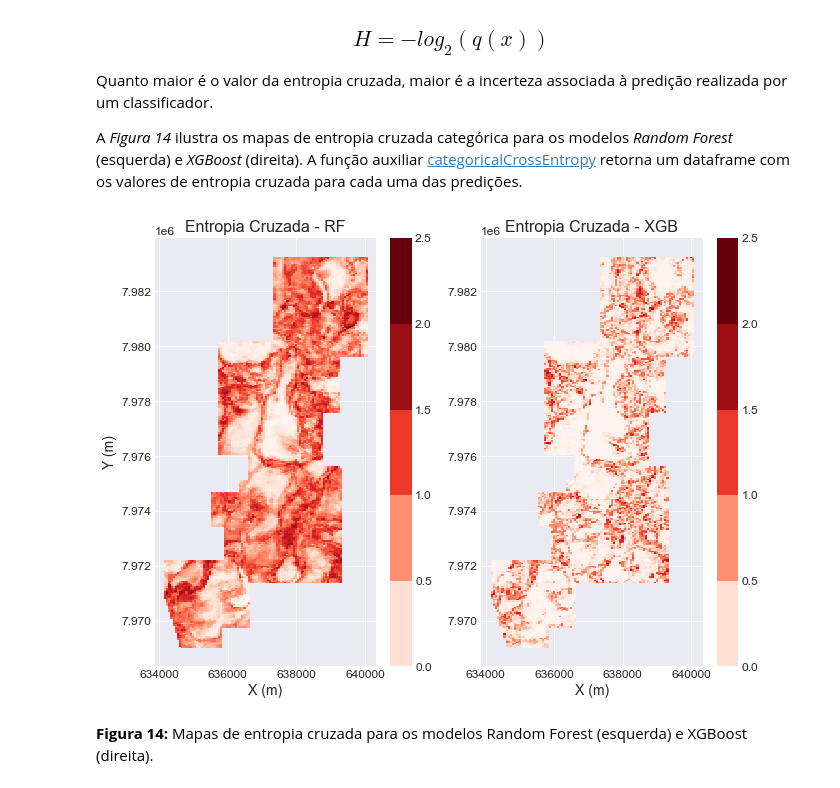
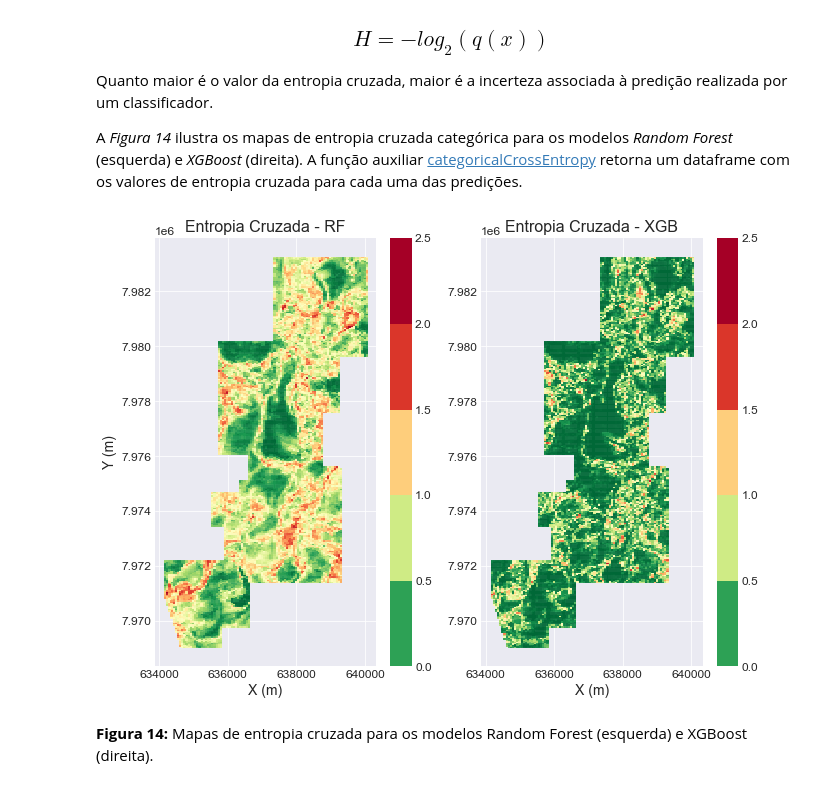
Before and after one commit to fnaghetini/Mapa-Preditivo, a Jupyter notebook: 2-predictive_litho_map.ipynb, the cells around one changed output. Saved outputs shown, nothing was run; the diff lists cells and outputs as text; code cells hidden in the pictures.

```diff
--- a/2-predictive_litho_map.ipynb
+++ b/2-predictive_litho_map.ipynb
@@ -1281,25 +1281,25 @@ H_xgb = categoricalCrossEntropy(pr_xgb_train, pr_xgb_test, dic_ŷ_train['XGB'],
 # %%
 fig, (ax1, ax2) = plt.subplots(nrows = 1, ncols = 2, figsize = (9.5, 7))
 
 # mapa de entropia cruzada (RF)
-rf_H_map = ax1.scatter(data = H_rf, x = 'X', y = 'Y', c = 'ENTROPY', cmap = 'Reds', s = sz, marker = mk)
+rf_H_map = ax1.scatter(data = H_rf, x = 'X', y = 'Y', c = 'ENTROPY', cmap = 'RdYlGn_r', s = sz, marker = mk)
 ax1.set_title('Entropia Cruzada - RF', size = fs_title)
 ax1.set_xlabel('X (m)', size = 14)
 ax1.set_ylabel('Y (m)', size = 14)
 fig.colorbar(rf_H_map, ax = ax1, boundaries = np.linspace(0.0,2.5,6))
 
 # mapa de entropia cruzada (XGB)
-xgb_H_map = ax2.scatter(data = H_xgb, x = 'X', y = 'Y', c = 'ENTROPY', cmap = 'Reds', s = sz, marker = mk)
+xgb_H_map = ax2.scatter(data = H_xgb, x = 'X', y = 'Y', c = 'ENTROPY', cmap = 'RdYlGn_r', s = sz, marker = mk)
 ax2.set_title('Entropia Cruzada - XGB', size = fs_title)
 ax2.set_xlabel('X (m)', size = 14)
 fig.colorbar(xgb_H_map, ax = ax2, boundaries = np.linspace(0.0,2.5,6))
 
 plt.tight_layout()
 
 # salva mapas
 plt.savefig("figures/notebook2/Figura_14.png", dpi = 300);
 # %% [output]
-[figure, old version]
+[figure, new version]
 # %% [markdown]
 <p>
     <b>Figura 14:</b> Mapas de entropia cruzada para os modelos Random Forest (esquerda) e XGBoost (direita).
```
Also changed, not shown: parts of 6 cells of this notebook, 13 other files.
